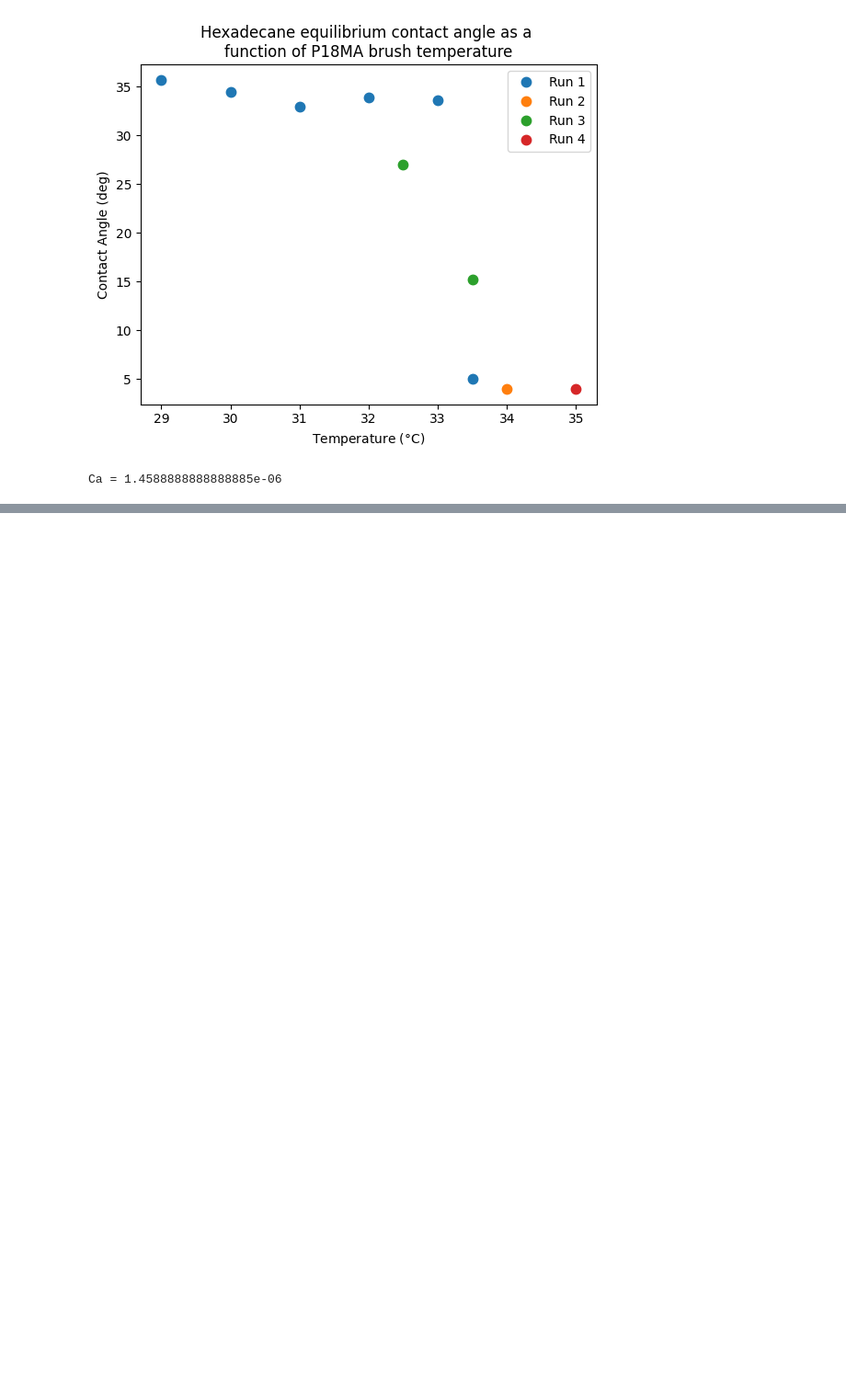
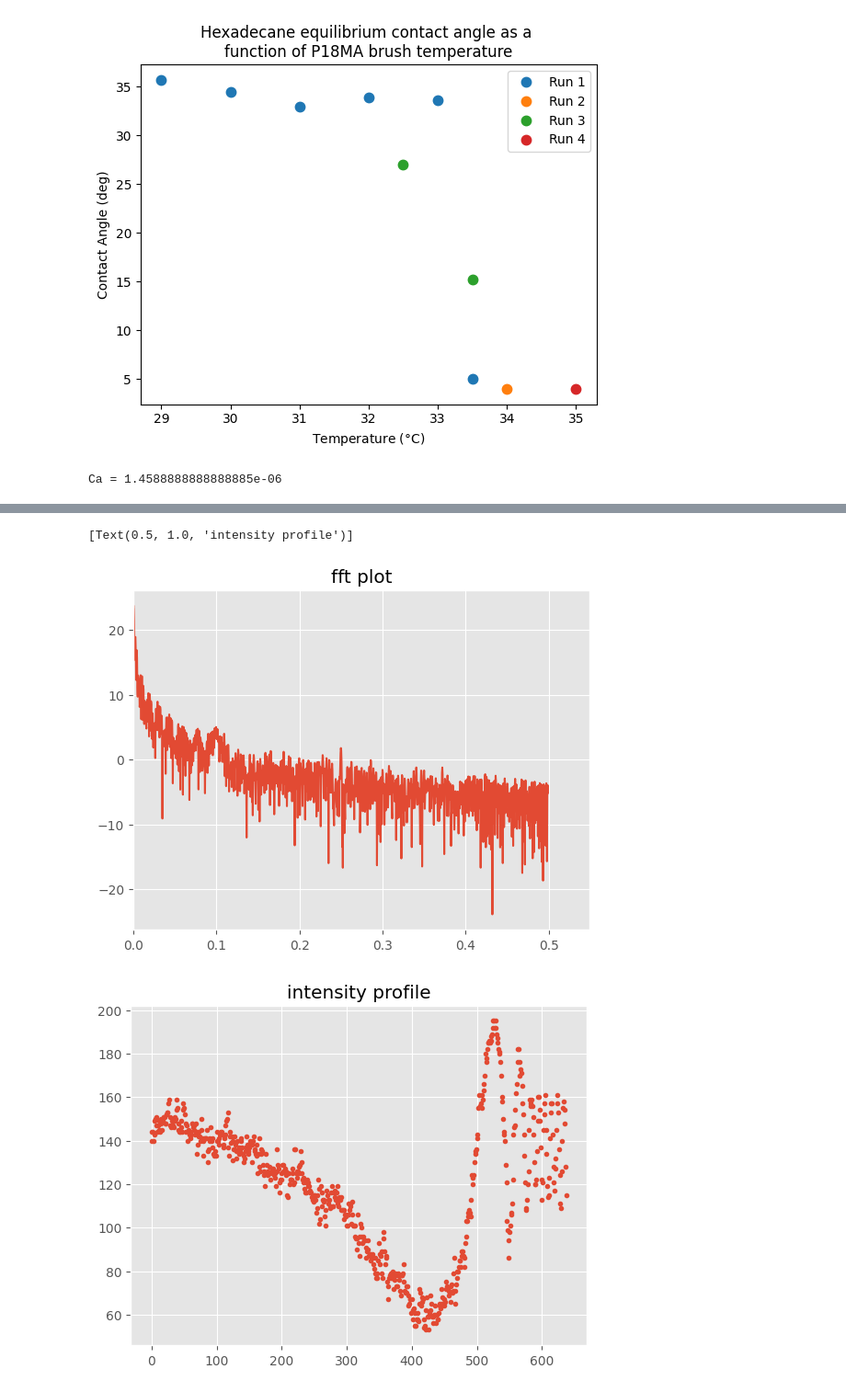
Before and after one commit to Sjendieee/InterferometryPython, a Jupyter notebook: Testing.ipynb, the cells around one changed output, grey strips where cells are left out. Shown at 92% size. Saved outputs shown, nothing was run; the diff lists cells and outputs as text; code cells hidden in the pictures; blank space fills up the shorter version.

Commit message:
commit for home: in testing.ipynb working on CFAR radar filtering of data for peak selection in intensity profiles (adaptive thresholds)

```diff
--- a/Testing.ipynb
+++ b/Testing.ipynb
@@ -419,0 +423,41 @@ manualFitting(inputX, inputY, path, Ylabel, N)
+# %%
+import pickle
+import numpy as np
+import matplotlib.pyplot as plt
+from numpy.fft import fft, fftshift
+from scipy import signal
+from scipy.constants import pi
+from numpy.lib.stride_tricks import sliding_window_view
+import warnings
+import os
+
+plt.style.use("ggplot")
+warnings.filterwarnings("ignore")
+path = 'G:\\2024_05_07_PLMA_Basler15uc_Zeiss5x_dodecane_Xp1_31_S2_WEDGE_2coverslip_spacer_V3\\Analysis CA Spatial\\pickle dumps\\Example Intensity Data.pickle'
+
+with open(path, 'rb') as new_filename:
+    t, x_n_windowed = pickle.load(new_filename)     # x-distance, intensity
+
+N = len(t)
+fs = t[-1] / N
+fft_len = N * 4 # do some FFT padding for a smoother output
+
+X_k = fftshift(fft(x_n_windowed, fft_len))
+X_k /= N / 2
+X_k = np.abs(X_k)
+X_k_log = 10 * np.log10(X_k)
+
+freq = np.linspace(-fs / 2, fs / 2, fft_len)
+
+fig1, ax1 = plt.subplots()
+ax1.plot(freq, X_k_log)
+ax1.set_xlim(left = 0)
+ax1.set(title = 'fft plot')
+
+fig2, ax2 = plt.subplots()
+ax2.plot(t, x_n_windowed, '.')
+ax2.set(title = 'intensity profile')
+# %% [output]
+[Text(0.5, 1.0, 'intensity profile')]
+[figure, added]
+[figure, added]
```
Also changed, not shown: parts of 1 cell of this notebook.
